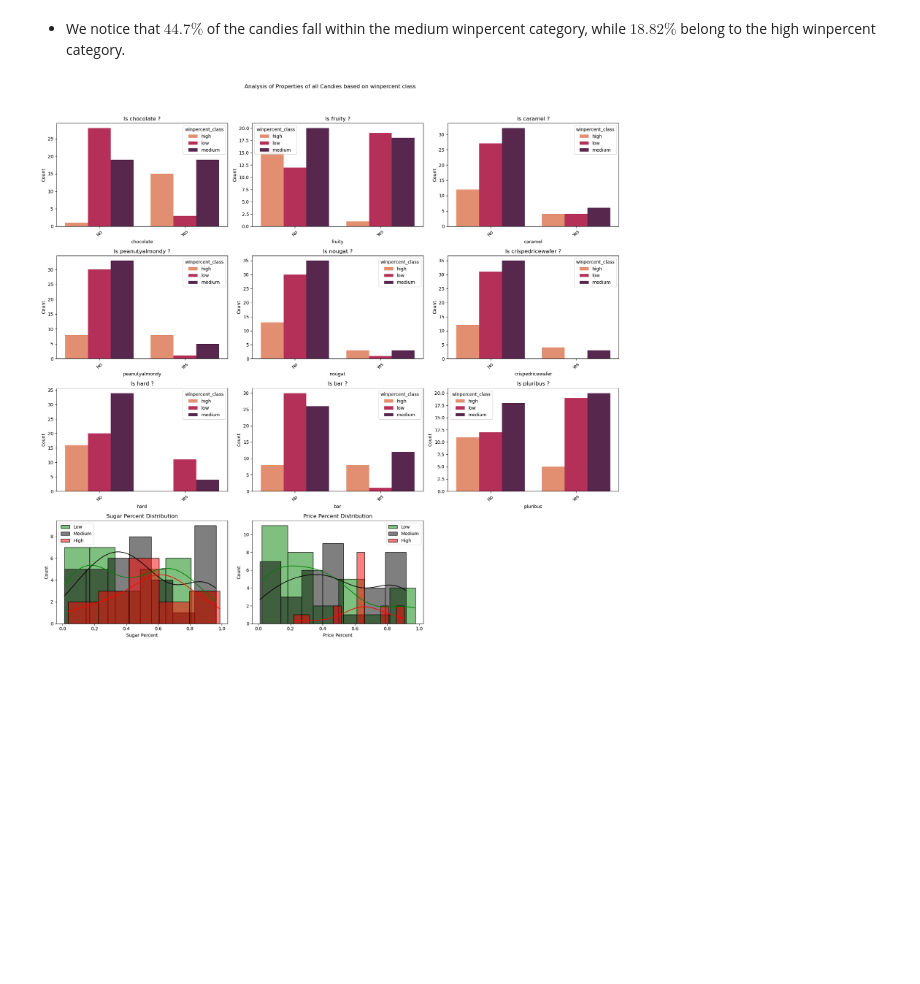
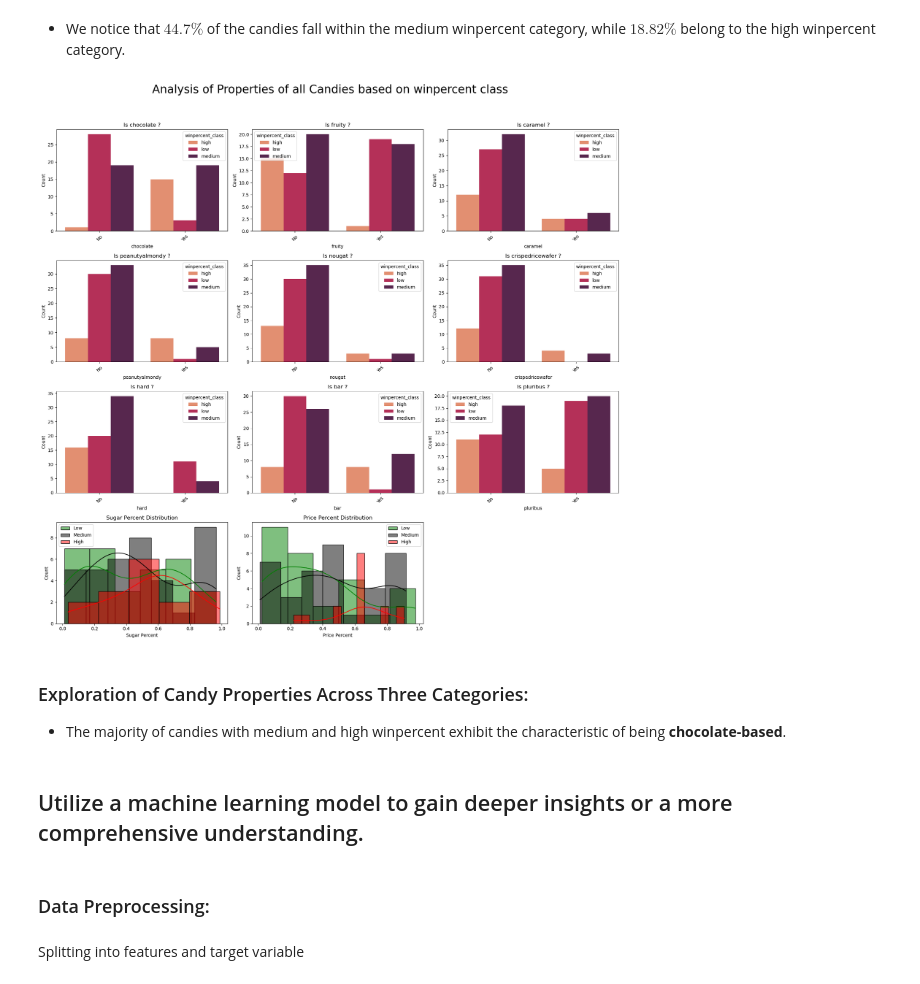
Before and after one commit to Jrana1/Candy-Ranking-Analysis, a Jupyter notebook: Lidl-Analytics-Case-Study.ipynb, the cells around one changed output. Saved outputs shown, nothing was run; the diff lists cells and outputs as text; code cells hidden in the pictures; blank space fills up the shorter version.

```diff
--- a/Lidl-Analytics-Case-Study.ipynb
+++ b/Lidl-Analytics-Case-Study.ipynb
@@ -266,32 +284,41 @@ for i in range(3):
     for j in range(3):
         if idx < len(cat_vars):
             sns.countplot(x=cat_vars[idx], data=df, ax=ax[i, j], palette='rocket_r', hue='winpercent_class')
             axes[idx].set_title(f'Is {cat_vars[idx]} ?')
             axes[idx].set_ylabel('Count')
             axes[idx].set_xticks([0, 1])
             axes[idx].set_xticklabels(['No','Yes'], rotation=45)
         else:
             # Hide the empty subplot
             ax[i, j].axis('off')
         idx += 1
 
 # Plot separate histograms for continuous variables based on 'winpercent_class'
 for cls, color in zip(['low', 'medium', 'high'], ['green', 'black', 'red']):
     sns.histplot(df[df['winpercent_class'] == cls]['sugarpercent'], ax=ax[3, 0], kde=True, color=color, label=cls.capitalize())
     sns.histplot(df[df['winpercent_class'] == cls]['pricepercent'], ax=ax[3, 1], kde=True, color=color, label=cls.capitalize())
 
 ax[3, 0].set_title('Sugar Percent Distribution')
 ax[3, 0].set_xlabel('Sugar Percent')
 ax[3, 1].set_title('Price Percent Distribution')
 ax[3, 1].set_xlabel('Price Percent')
 ax[3, 0].legend()
 ax[3, 1].legend()
 
 # Hide the empty subplot
 ax[3, 2].axis('off')
 
-plt.suptitle('Analysis of Properties of all Candies based on winpercent class')
+plt.suptitle('Analysis of Properties of all Candies based on winpercent class',fontsize=25,color='black')
 plt.tight_layout(rect=[0, 0.03, 1, 0.95])
 plt.show()
 # %% [output]
-[figure, old version]
+[figure, new version]
+# %% [markdown]
+### Exploration of Candy Properties Across Three Categories:
+  + The majority of candies with medium and high winpercent exhibit the characteristic of being **chocolate-based**.
+# %% [markdown]
+## Utilize a machine learning model to gain deeper insights or a more comprehensive understanding.
+# %% [markdown]
+### Data Preprocessing:
+# %% [markdown]
+Splitting into features and target variable
```
Also changed, not shown: parts of 31 cells of this notebook.
